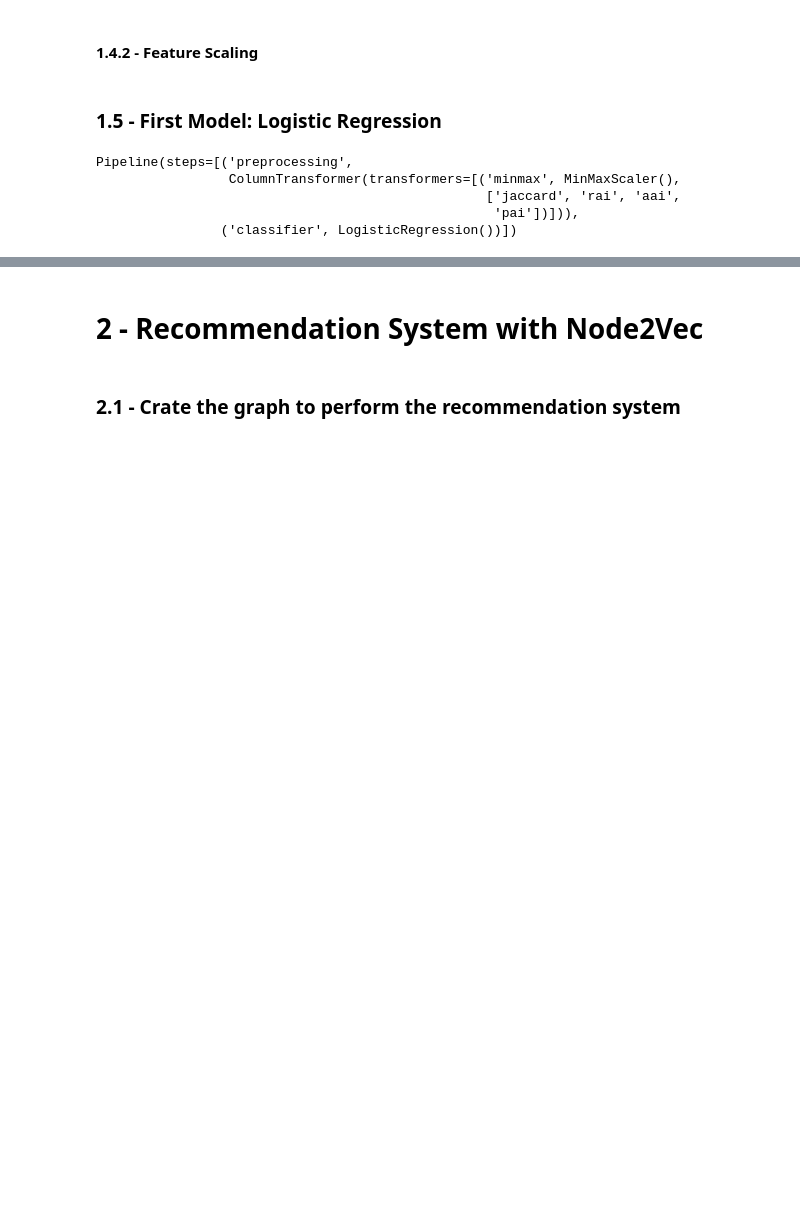
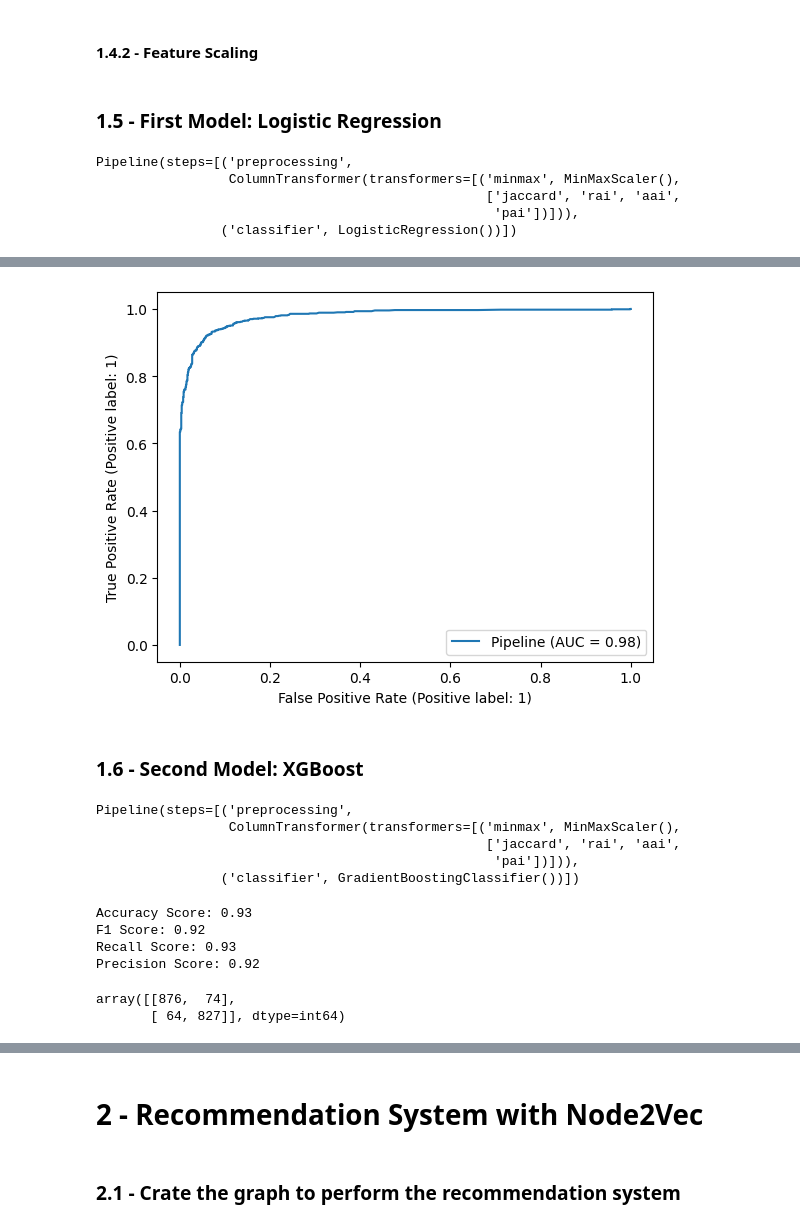
Before and after one commit to giordanovitale/BeerNetwork, a Jupyter notebook: graph_ml.ipynb, the cells around one changed output, grey strips where cells are left out. Cells and saved outputs as stored; diff of their text form; code cells hidden in the pictures; blank space fills up the shorter version.

Commit message:
XGBoost

```diff
--- a/graph_ml.ipynb
+++ b/graph_ml.ipynb
@@ -290,0 +297,7 @@ Precision Score: 1.0
+# %%
+from sklearn.metrics import RocCurveDisplay
+roc_logistic = RocCurveDisplay.from_estimator(link_predictor, X_test, y_test)
+# %% [output]
+[figure, added]
+# %% [markdown]
+### 1.6 - Second Model: XGBoost
@@ -290,0 +312,8 @@ Precision Score: 1.0
+# %%
+xgb_link_predictor.fit(X=X_train, y=y_train)
+# %% [output]
+Pipeline(steps=[('preprocessing',
+                 ColumnTransformer(transformers=[('minmax', MinMaxScaler(),
+                                                  ['jaccard', 'rai', 'aai',
+                                                   'pai'])])),
+                ('classifier', GradientBoostingClassifier())])
@@ -290,0 +322,23 @@ Precision Score: 1.0
+# %%
+# accuracy score
+print(f"Accuracy Score: {round(accuracy_score(y_test, predicted_labels_xgb), 2)}")
+
+# F1
+print(f"F1 Score: {round(f1_score(y_test, predicted_labels_xgb),2)}")
+
+# recall
+print(f"Recall Score: {round(recall_score(y_test, predicted_labels_xgb),2)}")
+
+# precision
+print(f"Precision Score: {round(precision_score(y_test, predicted_labels_xgb),2)}")
+# %% [output]
+Accuracy Score: 0.93
+F1 Score: 0.92
+Recall Score: 0.93
+Precision Score: 0.92
+# %%
+cm = confusion_matrix(y_test, predicted_labels_xgb)
+cm
+# %% [output]
+array([[876,  74],
+       [ 64, 827]], dtype=int64)
```
Also changed, not shown: parts of 18 cells of this notebook.
